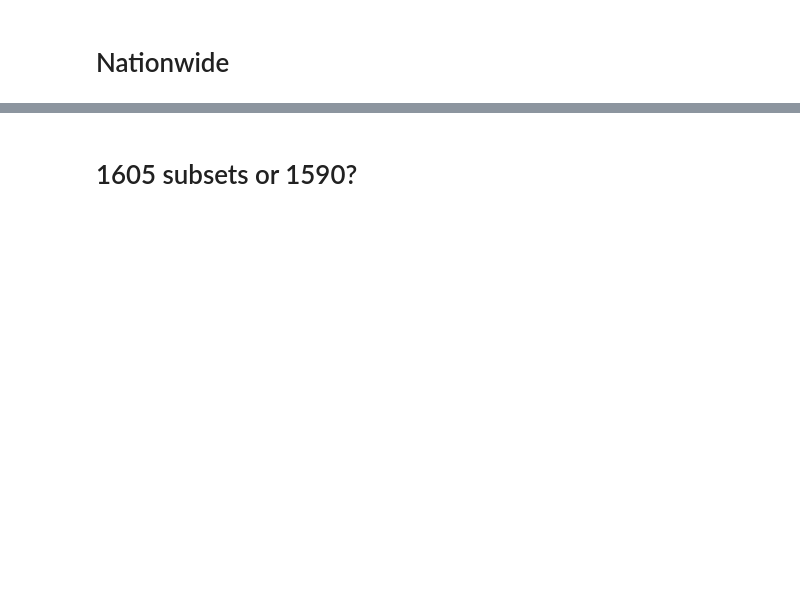
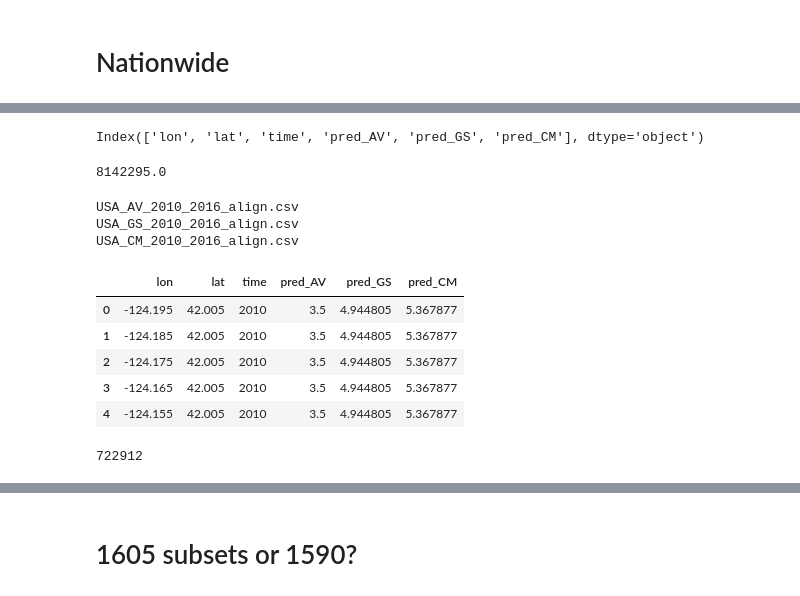
Before and after one commit to LeaCollin0518/CapstoneProject, a Jupyter notebook: Processing/create_smart_subset_time.ipynb, the cells around one changed output, grey strips where cells are left out. Cells and saved outputs as stored; diff of their text form; code cells hidden in the pictures; blank space fills up the shorter version.

Commit message:
add subsetting for nationwide

```diff
--- a/Processing/create_smart_subset_time.ipynb
+++ b/Processing/create_smart_subset_time.ipynb
@@ -408,0 +409,2 @@ X_scale = np.max(X_valid, axis=0) - np.min(X_valid, axis=0)
+# %%
+intersecting_av_gbd_scott = pd.read_csv('{}USA_predictions_2010_2016_AV_GBD_CMAQ.csv'.format(data_dir))
@@ -408,0 +419,21 @@ X_scale = np.max(X_valid, axis=0) - np.min(X_valid, axis=0)
+# %%
+intersecting_av_gbd_scott.columns
+# %% [output]
+Index(['lon', 'lat', 'time', 'pred_AV', 'pred_GS', 'pred_CM'], dtype='object')
+# %%
+intersecting_av_gbd_scott.shape[0]/7
+# %% [output]
+8142295.0
+# %%
+all_models = ['AV', 'GS', 'CM']
+for m in all_models:
+    pred_name = 'pred_{}'.format(m)
+    pred_subset = intersecting_av_gbd_scott[['lon', 'lat', 'time', pred_name]]
+    pred_subset = pred_subset.rename(columns={pred_name: "pm25"})
+    new_file = 'USA_{}_2010_2016_align.csv'.format(m)
+    print (new_file)
+    pred_subset.to_csv(new_file, index = False)
+# %% [output]
+USA_AV_2010_2016_align.csv
+USA_GS_2010_2016_align.csv
+USA_CM_2010_2016_align.csv
@@ -408,0 +444,9 @@ X_scale = np.max(X_valid, axis=0) - np.min(X_valid, axis=0)
+# %%
+intersecting_av_gbd_scott.head()
+# %% [output]
+|  | lon | lat | time | pred_AV | pred_GS | pred_CM |
+| 0 | -124.195 | 42.005 | 2010 | 3.5 | 4.944805 | 5.367877 |
+| 1 | -124.185 | 42.005 | 2010 | 3.5 | 4.944805 | 5.367877 |
+| 2 | -124.175 | 42.005 | 2010 | 3.5 | 4.944805 | 5.367877 |
+| 3 | -124.165 | 42.005 | 2010 | 3.5 | 4.944805 | 5.367877 |
+| 4 | -124.155 | 42.005 | 2010 | 3.5 | 4.944805 | 5.367877 |
@@ -408,0 +457,4 @@ X_scale = np.max(X_valid, axis=0) - np.min(X_valid, axis=0)
+# %%
+one_year.shape[0]
+# %% [output]
+722912
```
Also changed, not shown: parts of 83 cells of this notebook, 2 other files.
